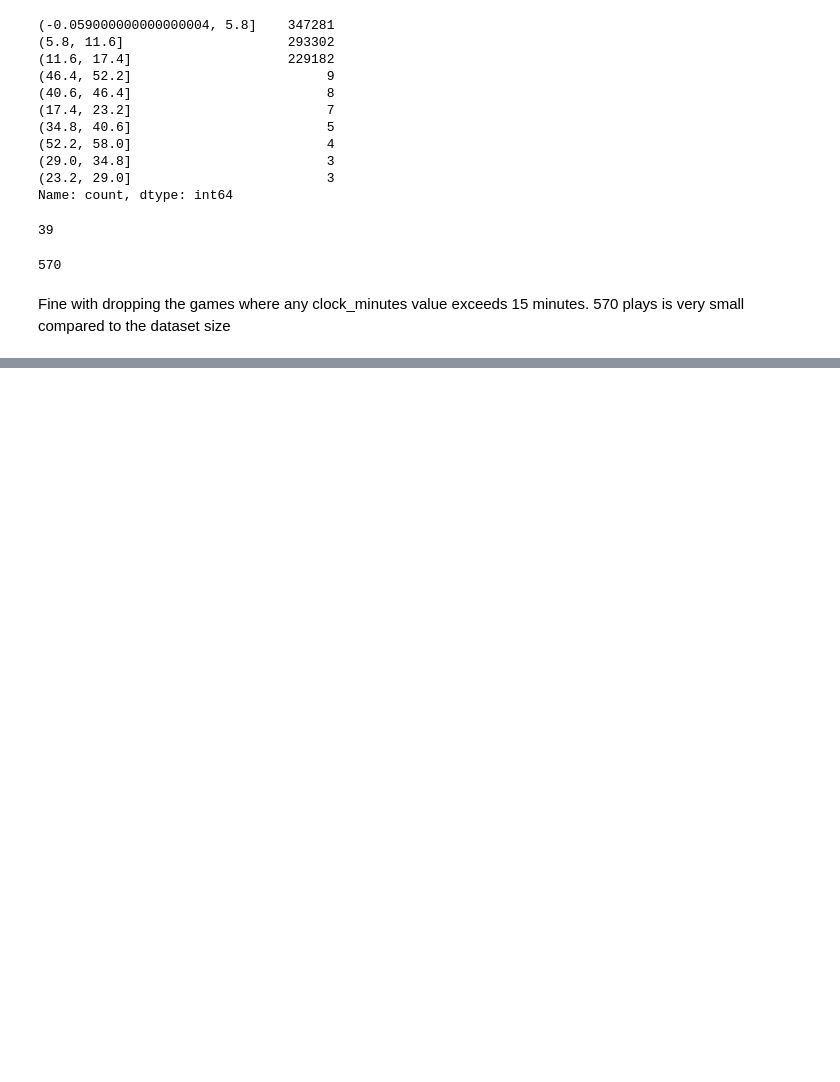
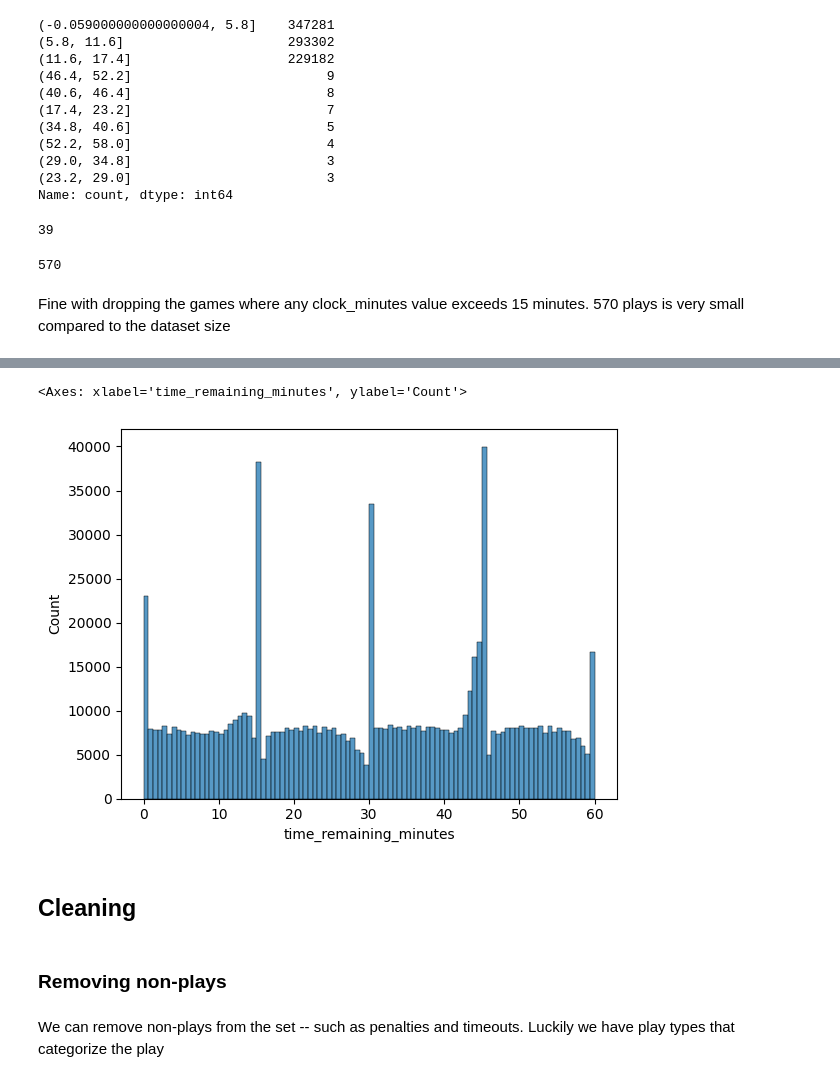
Before and after one commit to ejones77/cfb_win_probability, a Jupyter notebook: probability_modeling.ipynb, the cells around one changed output, grey strips where cells are left out. Drawn from its saved outputs; the diff is of its cells as text; code cells hidden in the pictures; blank space fills up the shorter version.

```diff
--- a/probability_modeling.ipynb
+++ b/probability_modeling.ipynb
@@ -102,0 +116,17 @@ df = df[~df['game_id'].isin(df[df['clock_minutes'] > 15]['game_id'])]
+# %%
+df['score_differential'] = df['offense_score'] - df['defense_score']
+
+df = df.sort_values(['game_id', 'drive_number', 'play_number'])
+df['final_score_diff'] = df.groupby('game_id')['score_differential'].transform('last')
+
+
+df['pos_win'] = (
+    (df['offense'] == df['home']) &
+    (df['final_score_diff'] > 0)) | (
+    (df['offense'] == df['away']) &
+    (df['final_score_diff'] < 0)
+    )
+
+df['pos_win'] = df['pos_win'].astype(int)
+
+df.tail().T
@@ -102,0 +151,21 @@ df = df[~df['game_id'].isin(df[df['clock_minutes'] > 15]['game_id'])]
+# %%
+import seaborn as sns
+
+# account for the fact that each quarter starts at 15
+# Q1 needs to be 45 + (15 - clock_minutes)
+# Q2 needs to be 30 + (15 - clock_minutes), etc
+df['time_remaining_minutes'] = (4 - df['period']) * 15 + (15 - df['clock_minutes'])
+
+#OT plays will show negative values here, let's make them 0
+df.loc[df['time_remaining_minutes'] < 0, 'time_remaining_minutes'] = 0
+
+sns.histplot(df['time_remaining_minutes'])
+# %% [output]
+<Axes: xlabel='time_remaining_minutes', ylabel='Count'>
+[figure, added]
+# %% [markdown]
+## Cleaning
+# %% [markdown]
+### Removing non-plays
+# %% [markdown]
+We can remove non-plays from the set -- such as penalties and timeouts. Luckily we have play types that categorize the play
```
Also changed, not shown: parts of 41 cells of this notebook, 1 other file.
